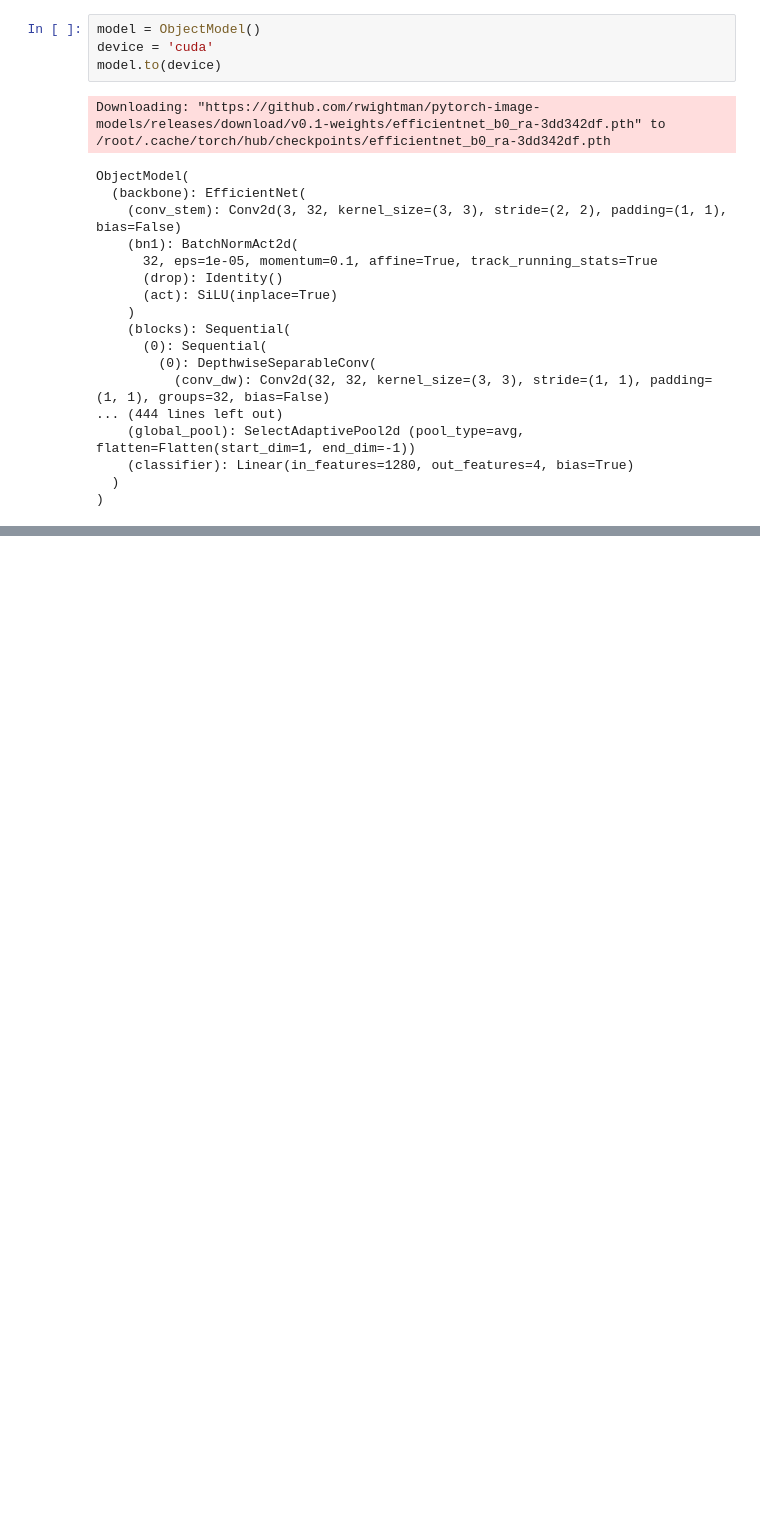
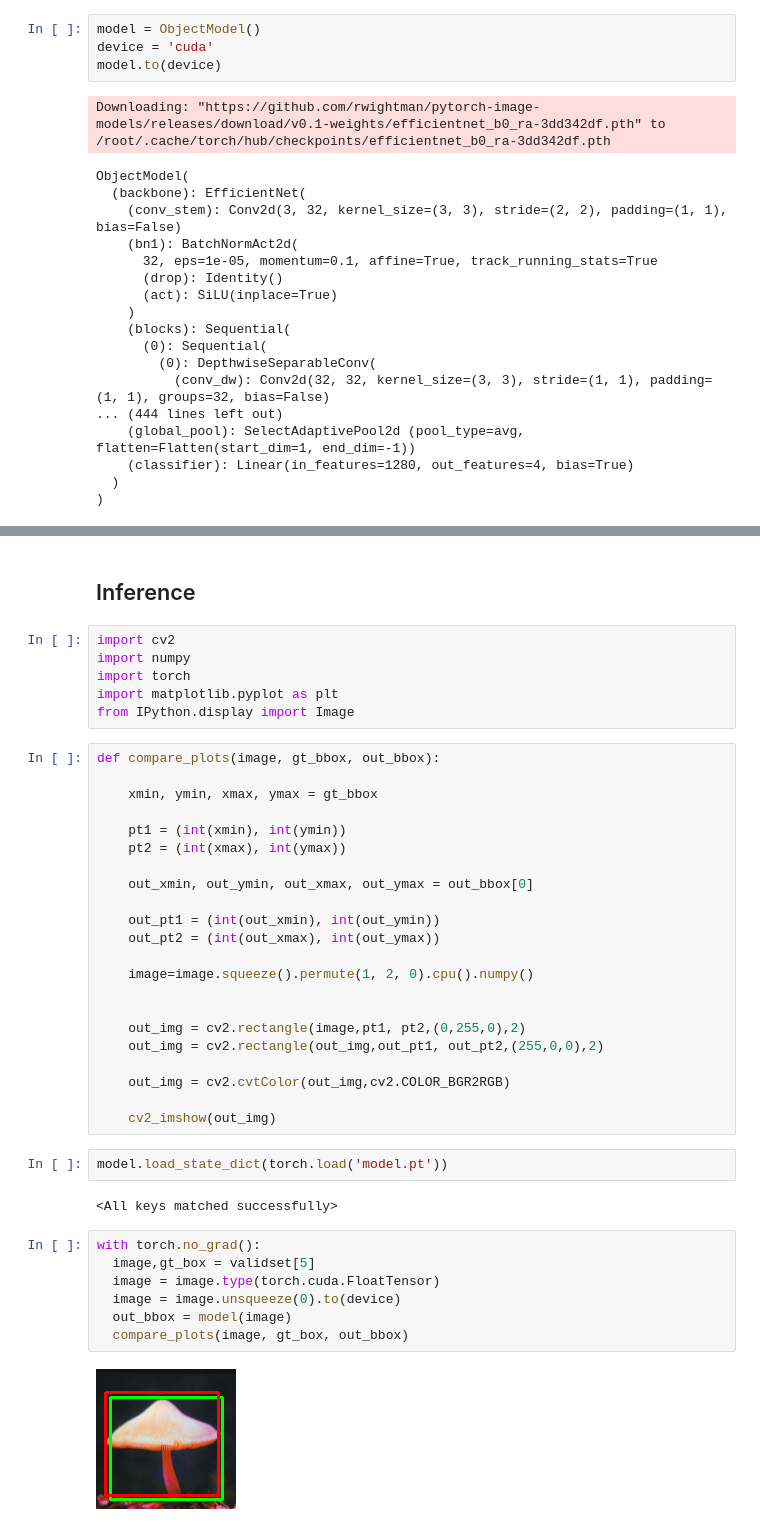
Before and after one commit to rojinakashefi/PyTorch-MiniProjects, a Jupyter notebook: Deep_Learning_with_PyTorch_Object_Localization.ipynb, the cells around one changed output, grey strips where cells are left out. Cells and saved outputs as stored; diff of their text form; blank space fills up the shorter version.

```diff
--- a/Deep_Learning_with_PyTorch_Object_Localization.ipynb
+++ b/Deep_Learning_with_PyTorch_Object_Localization.ipynb
@@ -295,0 +368,43 @@ rando,
+# %% [markdown]
+## Inference
+# %%
+import cv2
+import numpy
+import torch
+import matplotlib.pyplot as plt
+from IPython.display import Image
+# %%
+def compare_plots(image, gt_bbox, out_bbox):
+
+    xmin, ymin, xmax, ymax = gt_bbox
+
+    pt1 = (int(xmin), int(ymin))
+    pt2 = (int(xmax), int(ymax))
+
+    out_xmin, out_ymin, out_xmax, out_ymax = out_bbox[0]
+
+    out_pt1 = (int(out_xmin), int(out_ymin))
+    out_pt2 = (int(out_xmax), int(out_ymax))
+
+    image=image.squeeze().permute(1, 2, 0).cpu().numpy()
+
+
+    out_img = cv2.rectangle(image,pt1, pt2,(0,255,0),2)
+    out_img = cv2.rectangle(out_img,out_pt1, out_pt2,(255,0,0),2)
+
+    out_img = cv2.cvtColor(out_img,cv2.COLOR_BGR2RGB)
+
+    cv2_imshow(out_img)
+# %%
+model.load_state_dict(torch.load('model.pt'))
+# %% [output]
+<All keys matched successfully>
+# %%
+with torch.no_grad():
+  image,gt_box = validset[5]
+  image = image.type(torch.cuda.FloatTensor)
+  image = image.unsqueeze(0).to(device)
+  out_bbox = model(image)
+  compare_plots(image, gt_box, out_bbox)
+# %% [output]
+[figure, added]
```
Also changed, not shown: parts of 11 cells of this notebook, 1 other file.
